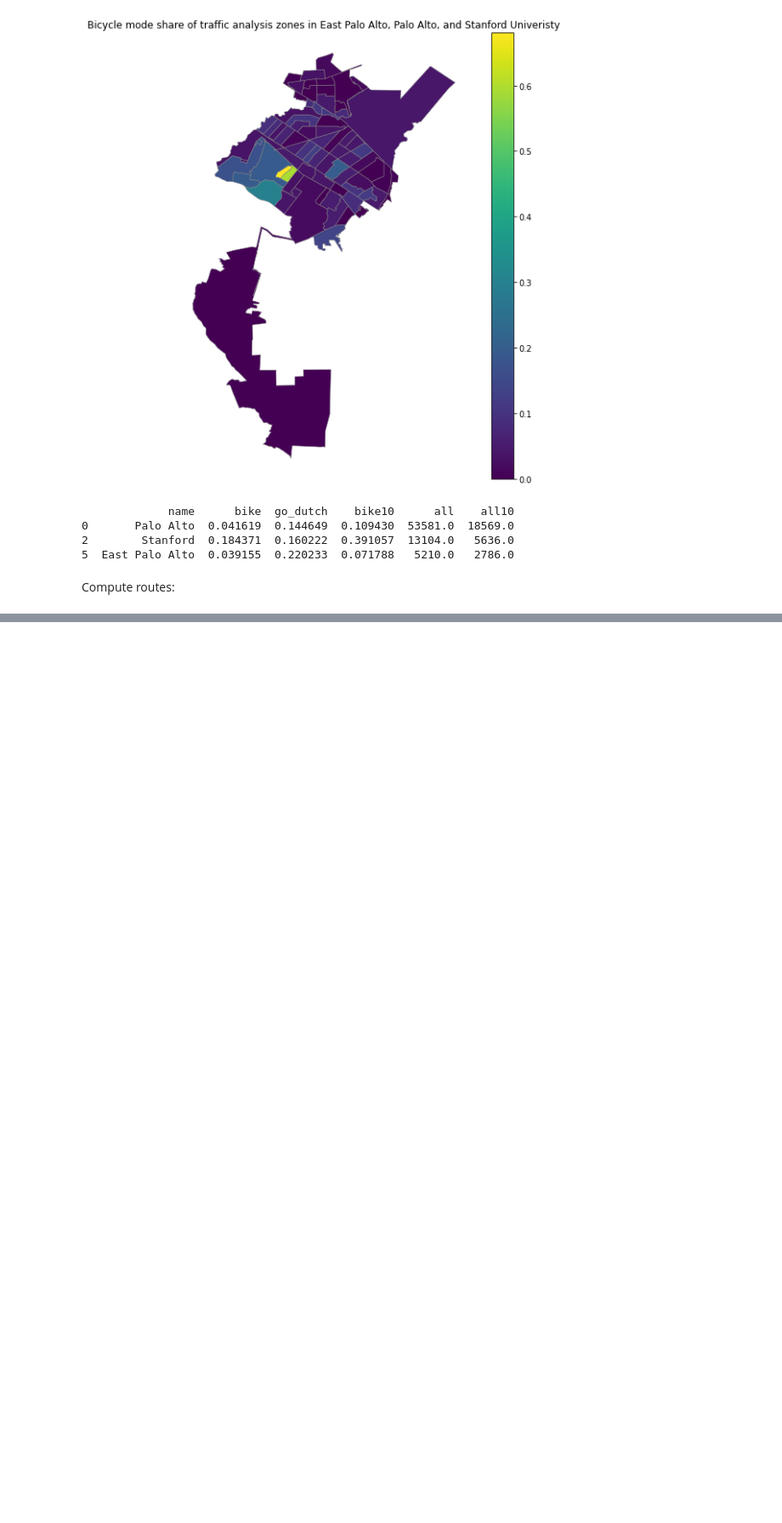
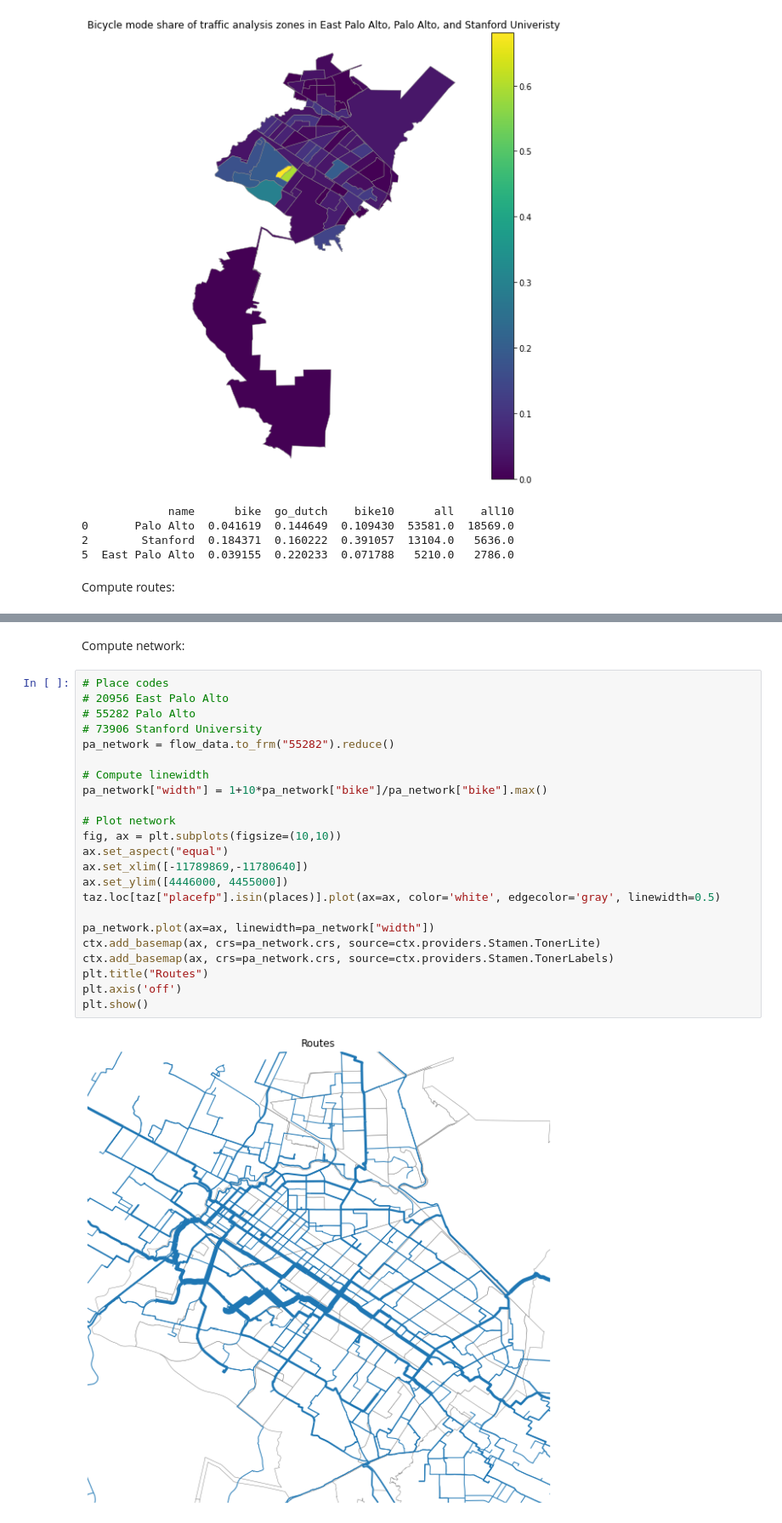
Before and after one commit to pctBayArea/stplanpy, a Jupyter notebook: jupyter/stplanpy.ipynb, the cells around one changed output, grey strips where cells are left out. Shown at 85% size. Cells and saved outputs as stored; diff of their text form; blank space fills up the shorter version.

Commit message:
Finished route function

```diff
--- a/jupyter/stplanpy.ipynb
+++ b/jupyter/stplanpy.ipynb
@@ -228,0 +230,27 @@ plt.show()
+# %% [markdown]
+Compute network:
+# %%
+# Place codes
+# 20956 East Palo Alto
+# 55282 Palo Alto
+# 73906 Stanford University
+pa_network = flow_data.to_frm("55282").reduce()
+
+# Compute linewidth
+pa_network["width"] = 1+10*pa_network["bike"]/pa_network["bike"].max()
+
+# Plot network
+fig, ax = plt.subplots(figsize=(10,10))
+ax.set_aspect("equal")
+ax.set_xlim([-11789869,-11780640])
+ax.set_ylim([4446000, 4455000])
+taz.loc[taz["placefp"].isin(places)].plot(ax=ax, color='white', edgecolor='gray', linewidth=0.5)
+
+pa_network.plot(ax=ax, linewidth=pa_network["width"])
+ctx.add_basemap(ax, crs=pa_network.crs, source=ctx.providers.Stamen.TonerLite)
+ctx.add_basemap(ax, crs=pa_network.crs, source=ctx.providers.Stamen.TonerLabels)
+plt.title("Routes")
+plt.axis('off')
+plt.show()
+# %% [output]
+[figure, added]
```
Also changed, not shown: parts of 3 cells of this notebook, 2 other files.
